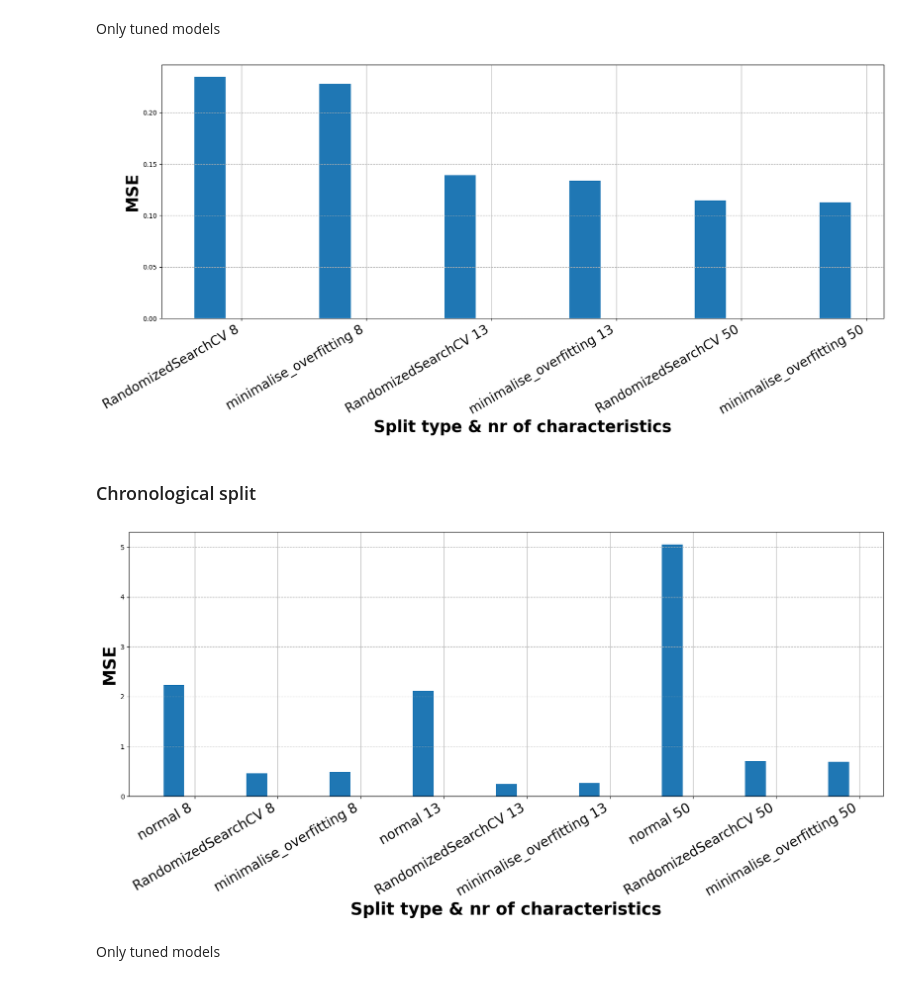
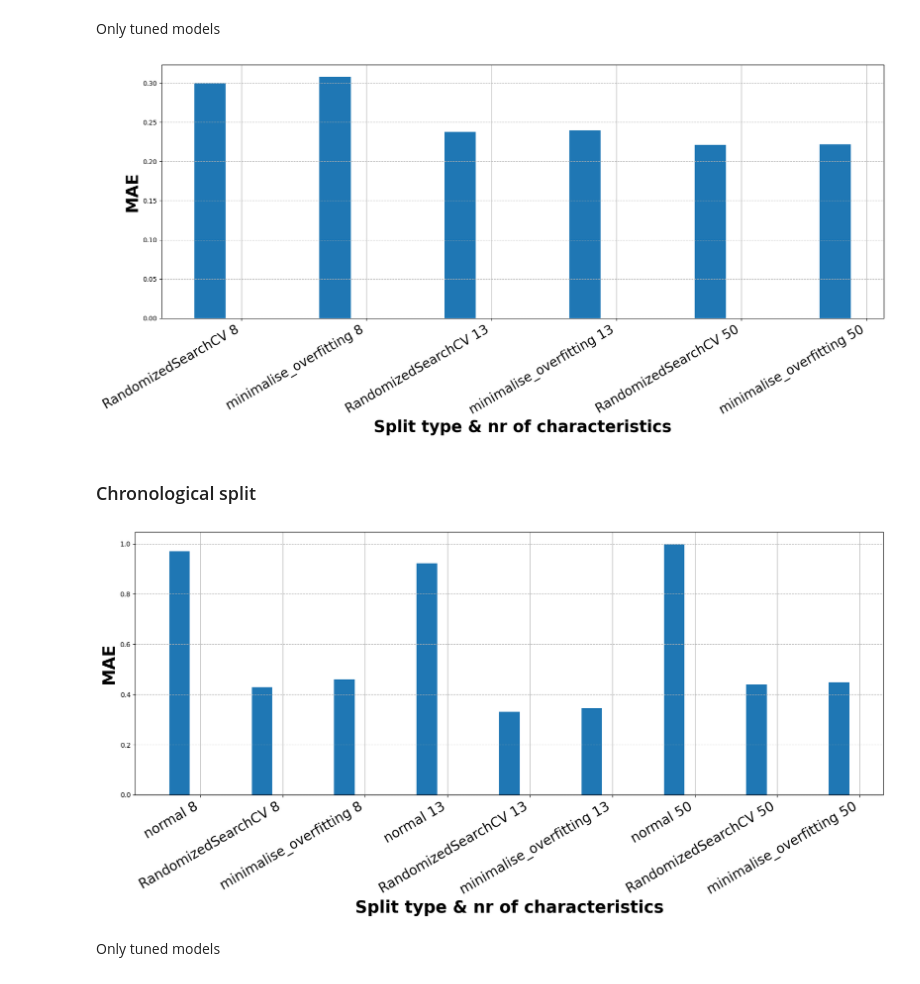
Before and after one commit to Paulina100/ML-for-TTRPG-game-design, a Jupyter notebook: notebooks/models/random_forest/random_forest_summary.ipynb, the cells around one changed output. Drawn from its saved outputs; the diff is of its cells as text; code cells hidden in the pictures.

Commit message:
random forest mae

```diff
--- a/notebooks/models/random_forest/random_forest_summary.ipynb
+++ b/notebooks/models/random_forest/random_forest_summary.ipynb
@@ -61,15 +61,15 @@ plot_one_type_split(results, "random", "MSE")
 # %% [markdown]
 Only tuned models
 # %%
-plot_one_type_split(results[results["Tuning type"] != "normal"], "random", "MSE")
+plot_one_type_split(results[results["Tuning type"] != "normal"], "random", "MAE")
 # %% [output]
-[figure, old version]
+[figure, new version]
 # %% [markdown]
 ### Chronological split
 # %%
-plot_one_type_split(results, "chronological", "MSE")
+plot_one_type_split(results, "chronological", "MAE")
 # %% [output]
-[figure, old version]
+[figure, new version]
 # %% [markdown]
 Only tuned models
 # %%
```
Also changed, not shown: parts of 9 cells of this notebook, 6 other files.
